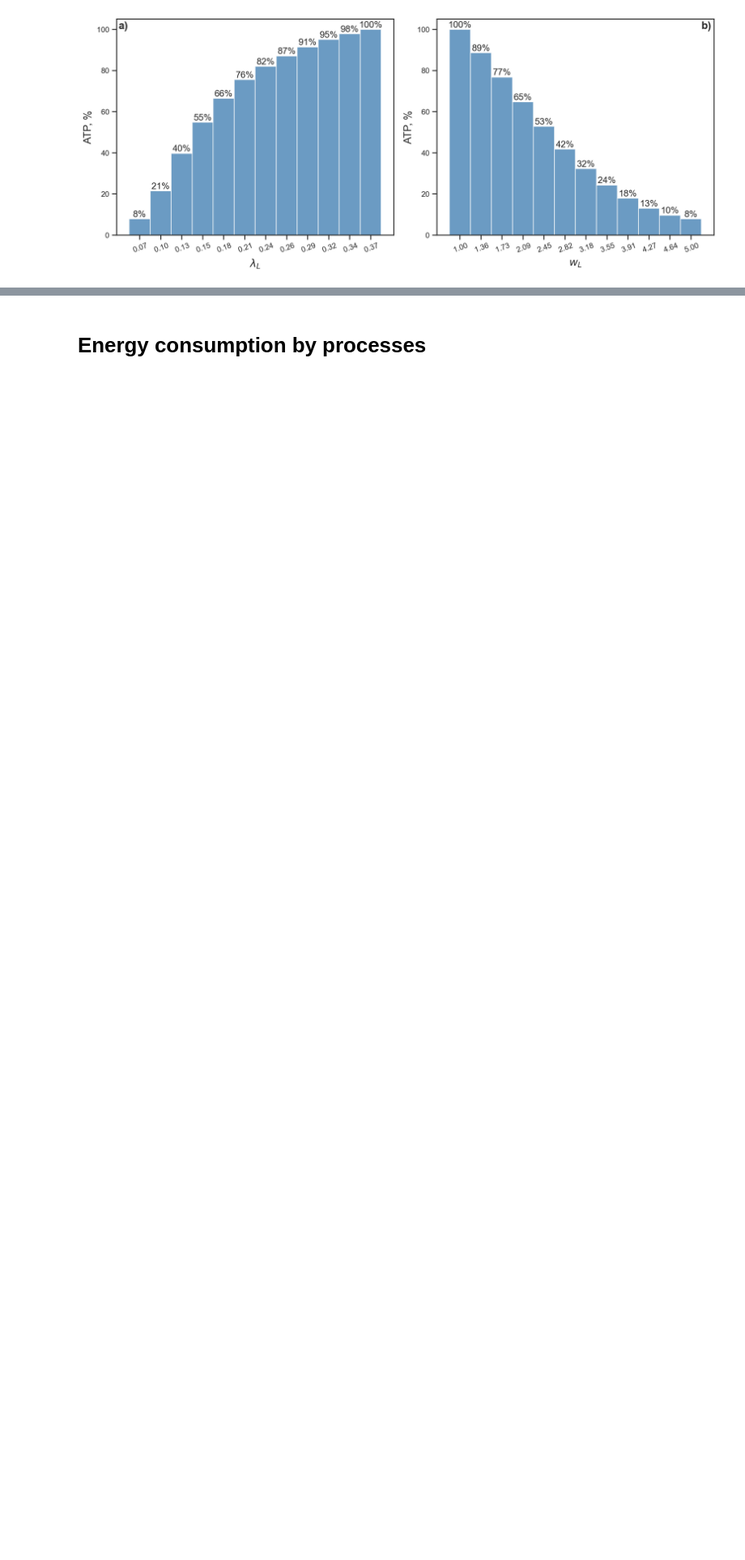
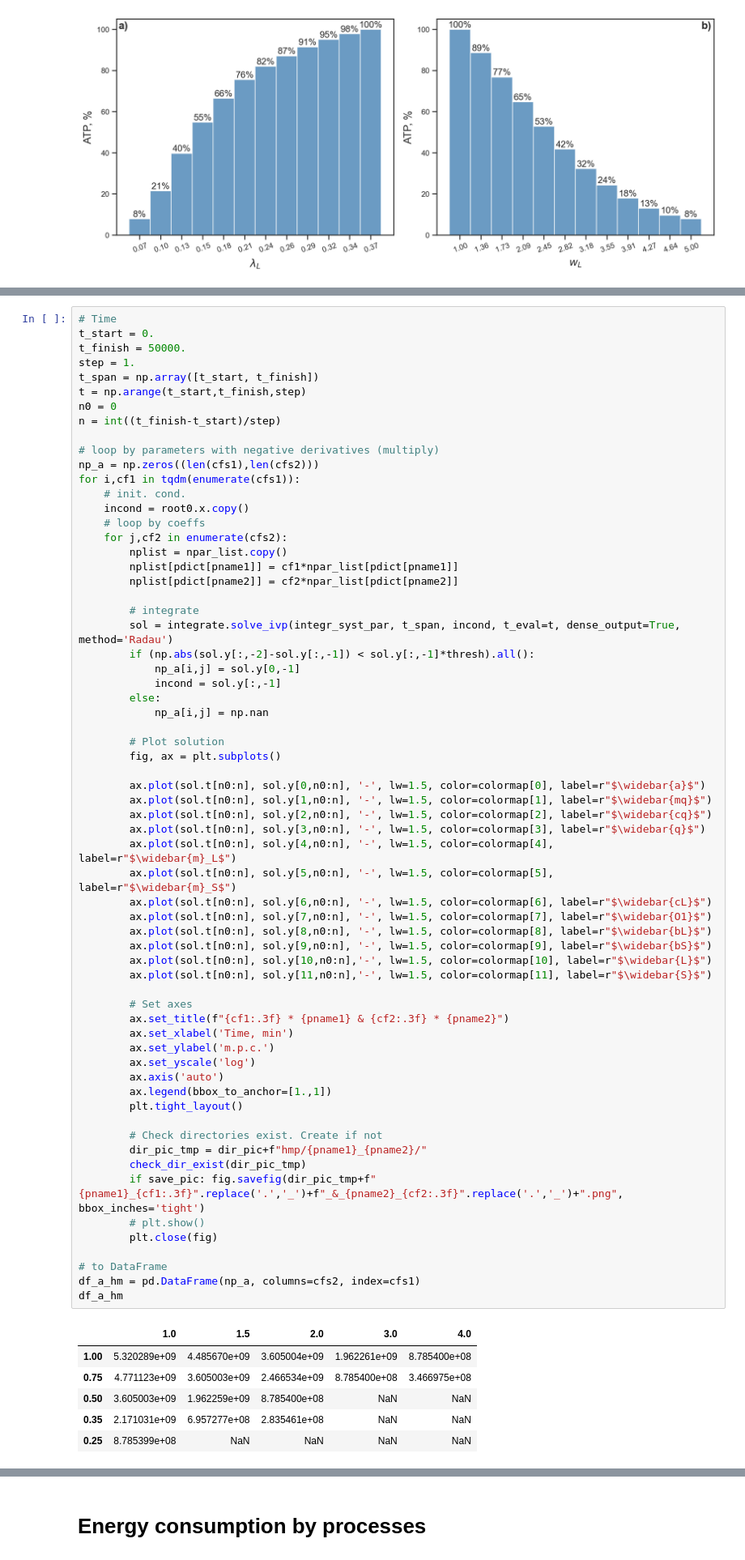
Before and after one commit to SeriySamuray/TE_model_deterministic, a Jupyter notebook: TE_model_deterministic.ipynb, the cells around one changed output, grey strips where cells are left out. Shown at 81% size. Cells and saved outputs as stored; diff of their text form; blank space fills up the shorter version.

```diff
--- a/TE_model_deterministic.ipynb
+++ b/TE_model_deterministic.ipynb
@@ -1299,0 +1309,71 @@ plt.show()
+# %%
+# Time
+t_start = 0.
+t_finish = 50000.
+step = 1.
+t_span = np.array([t_start, t_finish])
+t = np.arange(t_start,t_finish,step)
+n0 = 0
+n = int((t_finish-t_start)/step)
+
+# loop by parameters with negative derivatives (multiply)
+np_a = np.zeros((len(cfs1),len(cfs2)))
+for i,cf1 in tqdm(enumerate(cfs1)):
+    # init. cond.
+    incond = root0.x.copy()
+    # loop by coeffs
+    for j,cf2 in enumerate(cfs2):
+        nplist = npar_list.copy()
+        nplist[pdict[pname1]] = cf1*npar_list[pdict[pname1]]
+        nplist[pdict[pname2]] = cf2*npar_list[pdict[pname2]]
+
+        # integrate
+        sol = integrate.solve_ivp(integr_syst_par, t_span, incond, t_eval=t, dense_output=True, method='Radau')
+        if (np.abs(sol.y[:,-2]-sol.y[:,-1]) < sol.y[:,-1]*thresh).all():
+            np_a[i,j] = sol.y[0,-1]
+            incond = sol.y[:,-1]
+        else:
+            np_a[i,j] = np.nan
+
+        # Plot solution
+        fig, ax = plt.subplots()
+
+        ax.plot(sol.t[n0:n], sol.y[0,n0:n], '-', lw=1.5, color=colormap[0], label=r"$\widebar{a}$")
+        ax.plot(sol.t[n0:n], sol.y[1,n0:n], '-', lw=1.5, color=colormap[1], label=r"$\widebar{mq}$")
+        ax.plot(sol.t[n0:n], sol.y[2,n0:n], '-', lw=1.5, color=colormap[2], label=r"$\widebar{cq}$")
+        ax.plot(sol.t[n0:n], sol.y[3,n0:n], '-', lw=1.5, color=colormap[3], label=r"$\widebar{q}$")
+        ax.plot(sol.t[n0:n], sol.y[4,n0:n], '-', lw=1.5, color=colormap[4], label=r"$\widebar{m}_L$")
+        ax.plot(sol.t[n0:n], sol.y[5,n0:n], '-', lw=1.5, color=colormap[5], label=r"$\widebar{m}_S$")
+        ax.plot(sol.t[n0:n], sol.y[6,n0:n], '-', lw=1.5, color=colormap[6], label=r"$\widebar{cL}$")
+        ax.plot(sol.t[n0:n], sol.y[7,n0:n], '-', lw=1.5, color=colormap[7], label=r"$\widebar{O1}$")
+        ax.plot(sol.t[n0:n], sol.y[8,n0:n], '-', lw=1.5, color=colormap[8], label=r"$\widebar{bL}$")
+        ax.plot(sol.t[n0:n], sol.y[9,n0:n], '-', lw=1.5, color=colormap[9], label=r"$\widebar{bS}$")
+        ax.plot(sol.t[n0:n], sol.y[10,n0:n],'-', lw=1.5, color=colormap[10], label=r"$\widebar{L}$")
+        ax.plot(sol.t[n0:n], sol.y[11,n0:n],'-', lw=1.5, color=colormap[11], label=r"$\widebar{S}$")
+
+        # Set axes
+        ax.set_title(f"{cf1:.3f} * {pname1} & {cf2:.3f} * {pname2}")
+        ax.set_xlabel('Time, min')
+        ax.set_ylabel('m.p.c.')
+        ax.set_yscale('log')
+        ax.axis('auto')
+        ax.legend(bbox_to_anchor=[1.,1])
+        plt.tight_layout()
+
+        # Check directories exist. Create if not
+        dir_pic_tmp = dir_pic+f"hmp/{pname1}_{pname2}/"
+        check_dir_exist(dir_pic_tmp)
+        if save_pic: fig.savefig(dir_pic_tmp+f"{pname1}_{cf1:.3f}".replace('.','_')+f"_&_{pname2}_{cf2:.3f}".replace('.','_')+".png", bbox_inches='tight')
+        # plt.show()
+        plt.close(fig)
+
+# to DataFrame
+df_a_hm = pd.DataFrame(np_a, columns=cfs2, index=cfs1)
+df_a_hm
+# %% [output]
+|  | 1.0 | 1.5 | 2.0 | 3.0 | 4.0 |
+| 1.00 | 5.320289e+09 | 4.485670e+09 | 3.605004e+09 | 1.962261e+09 | 8.785400e+08 |
+| 0.75 | 4.771123e+09 | 3.605003e+09 | 2.466534e+09 | 8.785400e+08 | 3.466975e+08 |
+| 0.50 | 3.605003e+09 | 1.962259e+09 | 8.785400e+08 | NaN | NaN |
+| 0.35 | 2.171031e+09 | 6.957277e+08 | 2.835461e+08 | NaN | NaN |
+| 0.25 | 8.785399e+08 | NaN | NaN | NaN | NaN |
```
Also changed, not shown: parts of 4 cells of this notebook.
